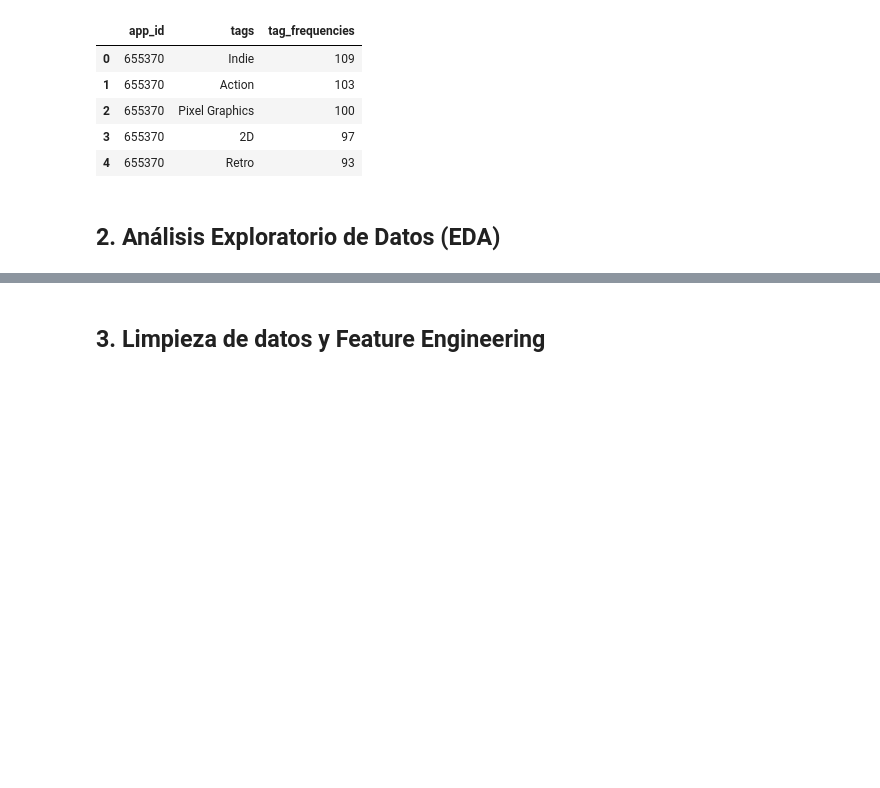
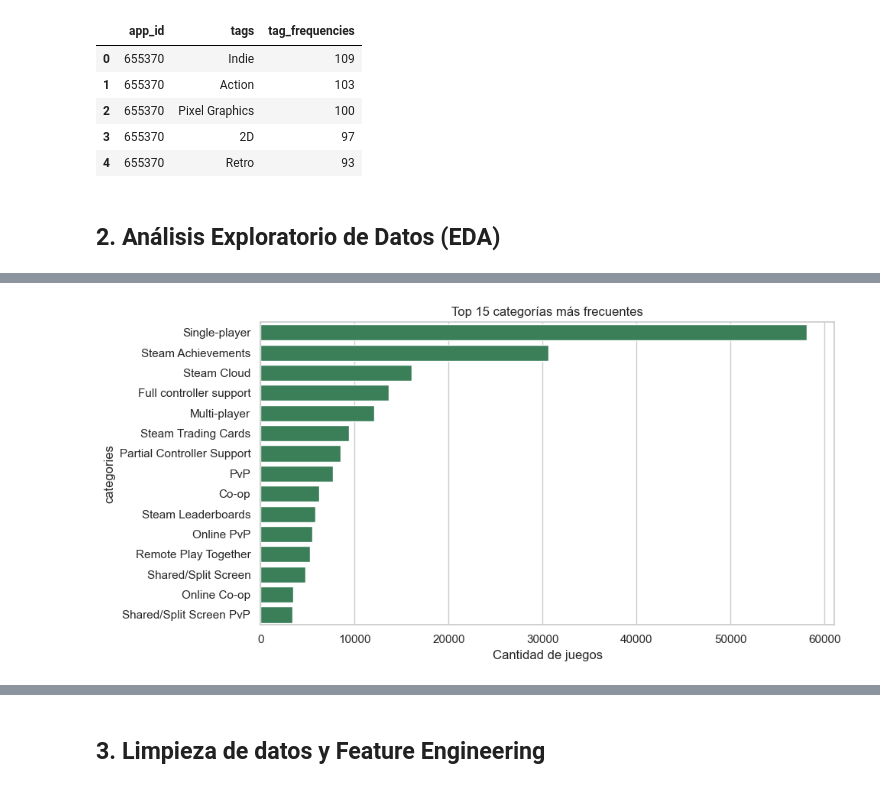
Before and after one commit to HichiroXD/Proyecto_IA_1, a Jupyter notebook: notebook/steam_analysis.ipynb, the cells around one changed output, grey strips where cells are left out. Drawn from its saved outputs; the diff is of its cells as text; code cells hidden in the pictures; blank space fills up the shorter version.

```diff
--- a/notebook/steam_analysis.ipynb
+++ b/notebook/steam_analysis.ipynb
@@ -62,0 +139,12 @@ display(df_tags.head())
+# %%
+# Categorías más frecuentes
+top_categories = df_categories['categories'].value_counts().head(15)
+
+plt.figure(figsize=(10, 5))
+sns.barplot(x=top_categories.values, y=top_categories.index, color='seagreen')
+plt.title('Top 15 categorías más frecuentes')
+plt.xlabel('Cantidad de juegos')
+plt.tight_layout()
+plt.show()
+# %% [output]
+[figure, added]
```
Also changed, not shown: parts of 5 cells of this notebook.
